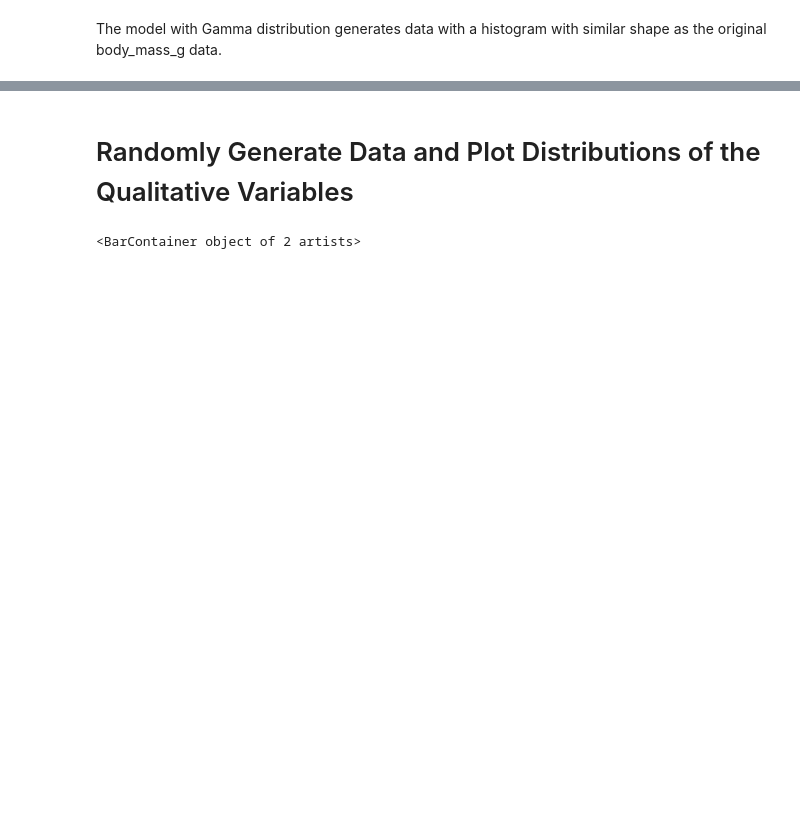
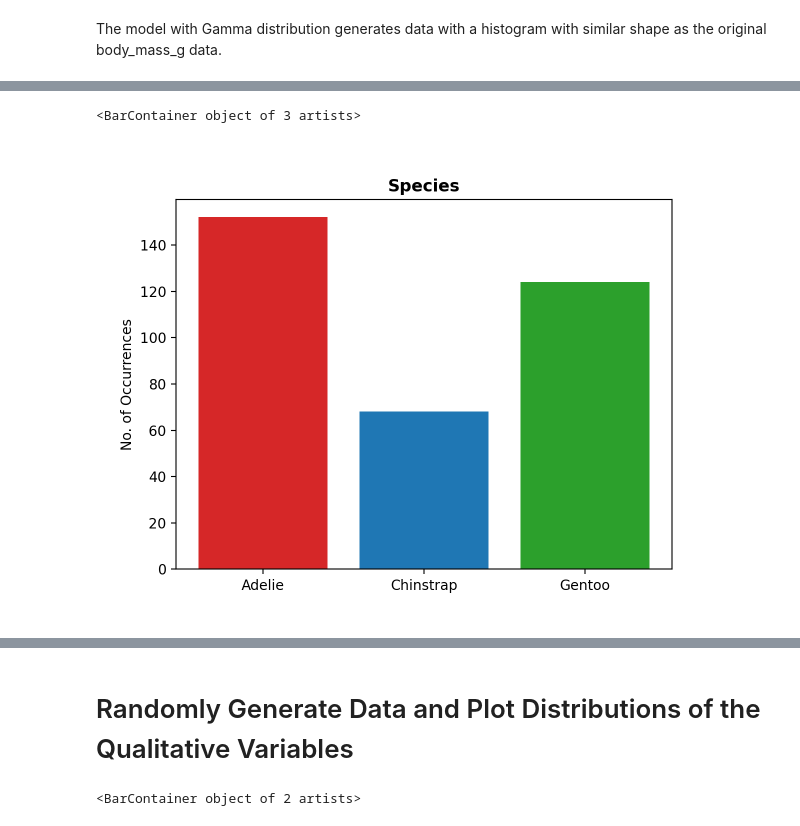
Before and after one commit to keithmmc/data_fundamentals, a Jupyter notebook: tasks.ipynb, the cells around one changed output, grey strips where cells are left out. Cells and saved outputs as stored; diff of their text form; code cells hidden in the pictures; blank space fills up the shorter version.

```diff
--- a/tasks.ipynb
+++ b/tasks.ipynb
@@ -444,0 +415,12 @@ The model with Gamma distribution generates data with a histogram with similar s
+# %%
+x1, counts1= np.unique(species, return_counts=True)
+
+fig, ax = plt.subplots()
+bar_colors1 = ['tab:red', 'tab:blue', 'tab:green']
+
+ax.set_title("Species", fontweight='bold')  # to set the title for the bar chart
+ax.set(ylabel="No. of Occurrences")  # to set the y label for the bar chart
+ax.bar(x1, counts1, color=bar_colors1)
+# %% [output]
+<BarContainer object of 3 artists>
+[figure, added]
```
Also changed, not shown: parts of 43 cells of this notebook.
